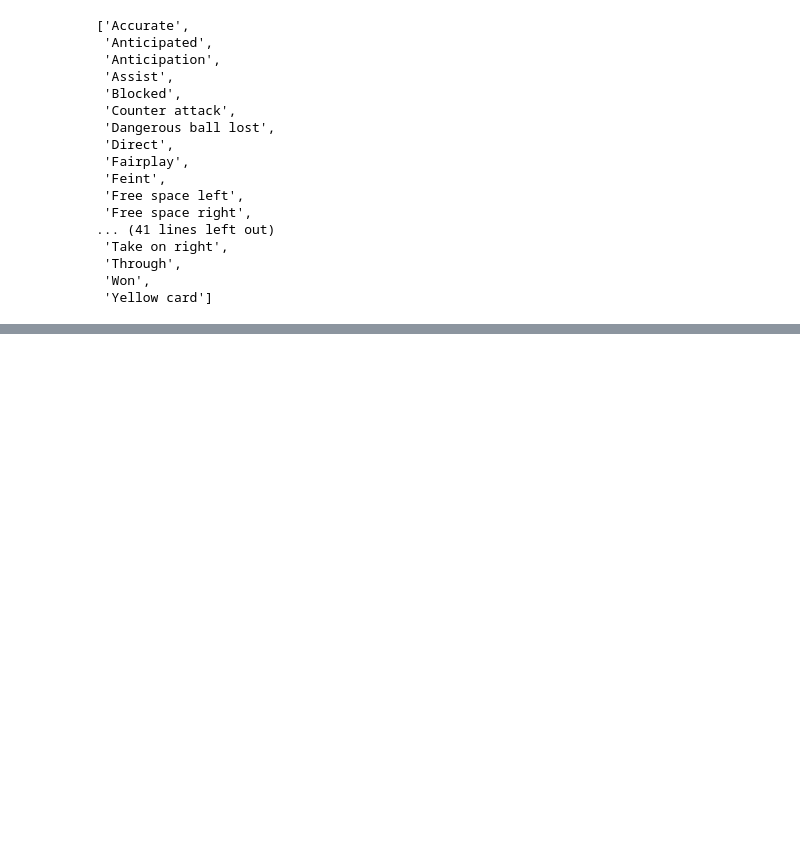
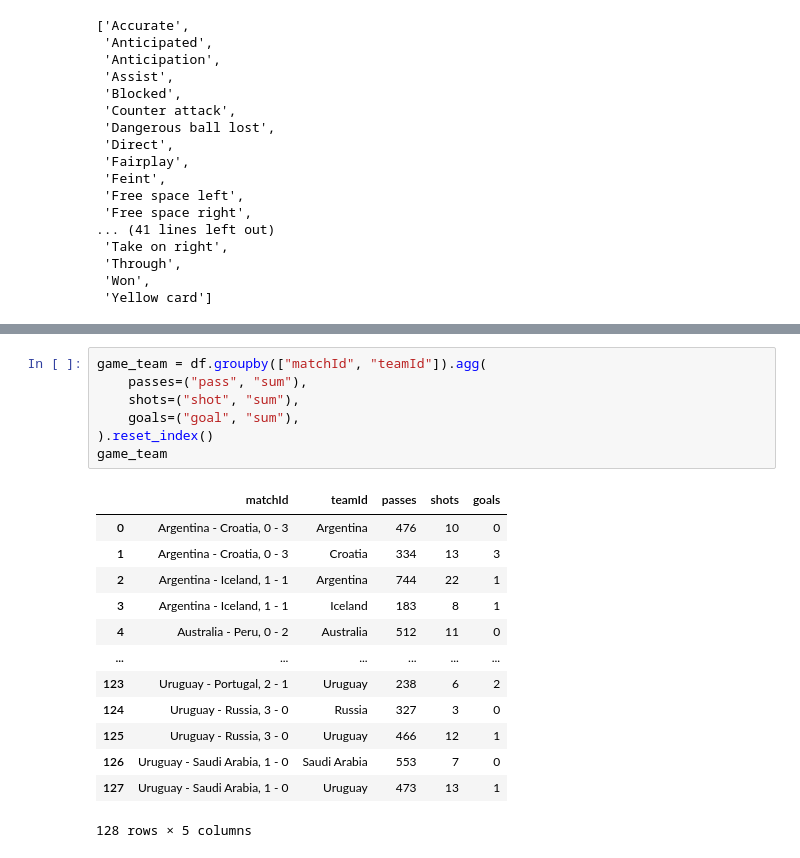
Before and after one commit to nkmwicz/python-classwork2025f, a Jupyter notebook: 9.1-corr-stats.ipynb, the cells around one changed output, grey strips where cells are left out. Drawn from its saved outputs; the diff is of its cells as text; blank space fills up the shorter version.

```diff
--- a/9.1-corr-stats.ipynb
+++ b/9.1-corr-stats.ipynb
@@ -153,0 +215,21 @@ np.int64(1419)
+# %%
+game_team = df.groupby(["matchId", "teamId"]).agg(
+    passes=("pass", "sum"),
+    shots=("shot", "sum"),
+    goals=("goal", "sum"),
+).reset_index()
+game_team
+# %% [output]
+|  | matchId | teamId | passes | shots | goals |
+| 0 | Argentina - Croatia, 0 - 3 | Argentina | 476 | 10 | 0 |
+| 1 | Argentina - Croatia, 0 - 3 | Croatia | 334 | 13 | 3 |
+| 2 | Argentina - Iceland, 1 - 1 | Argentina | 744 | 22 | 1 |
+| 3 | Argentina - Iceland, 1 - 1 | Iceland | 183 | 8 | 1 |
+| 4 | Australia - Peru, 0 - 2 | Australia | 512 | 11 | 0 |
+| ... | ... | ... | ... | ... | ... |
+| 123 | Uruguay - Portugal, 2 - 1 | Uruguay | 238 | 6 | 2 |
+| 124 | Uruguay - Russia, 3 - 0 | Russia | 327 | 3 | 0 |
+| 125 | Uruguay - Russia, 3 - 0 | Uruguay | 466 | 12 | 1 |
+| 126 | Uruguay - Saudi Arabia, 1 - 0 | Saudi Arabia | 553 | 7 | 0 |
+| 127 | Uruguay - Saudi Arabia, 1 - 0 | Uruguay | 473 | 13 | 1 |
+128 rows × 5 columns
```
Also changed, not shown: parts of 7 cells of this notebook.
